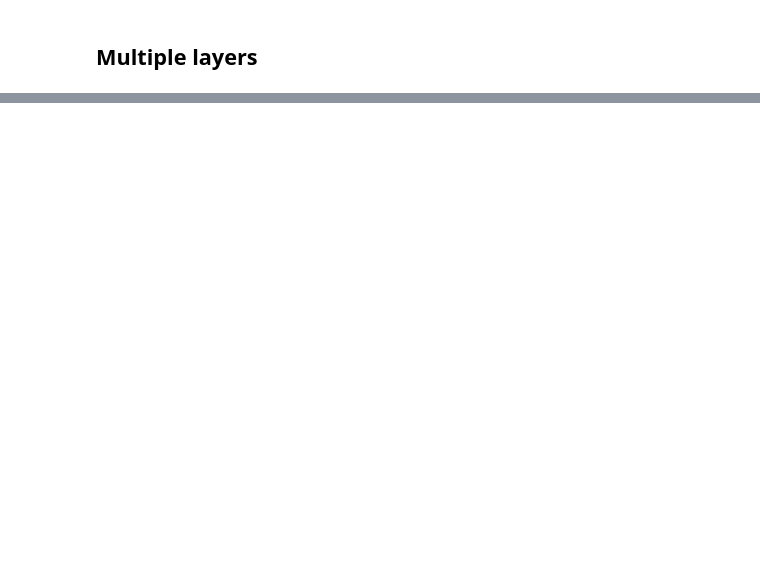
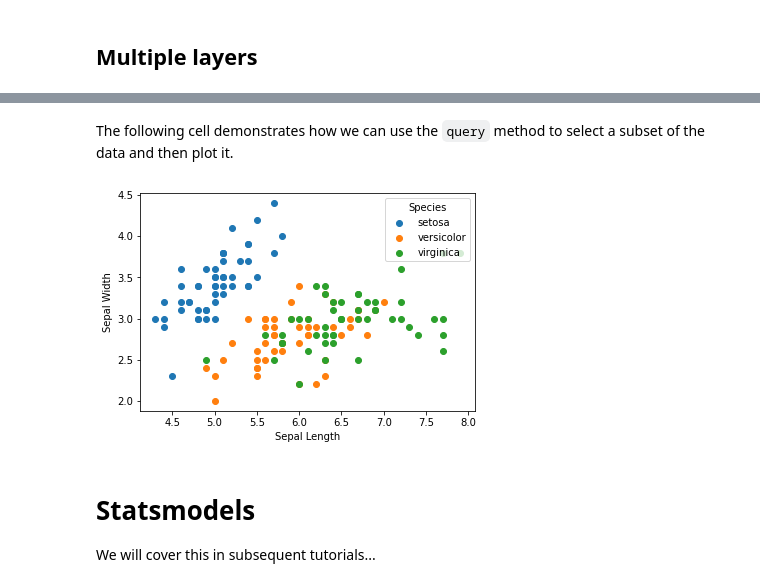
Before and after one commit to aezarebski/aas-extended-examples, a Jupyter notebook: example-0/welcome.ipynb, the cells around one changed output, grey strips where cells are left out. Cells and saved outputs as stored; diff of their text form; code cells hidden in the pictures; blank space fills up the shorter version.

```diff
--- a/example-0/welcome.ipynb
+++ b/example-0/welcome.ipynb
@@ -121,0 +187,4 @@ fig.show()
+# %%
+import pandas as pd
+iris = pd.read_csv("iris.csv")
+iris.head()
@@ -121,0 +198,17 @@ fig.show()
+# %% [markdown]
+The following cell demonstrates how we can use the `query` method to select a subset of the data and then plot it.
+# %%
+plt.figure()
+for species in iris.species.unique():
+    tmp = iris.query("species == '{s}'".format(s = species))
+    plt.scatter(tmp.sepal_length, tmp.sepal_width, label = species)
+plt.xlabel("Sepal Length")
+plt.ylabel("Sepal Width")
+plt.legend(title = "Species", loc = "upper right")
+plt.show()
+# %% [output]
+[figure, added]
+# %% [markdown]
+# Statsmodels
+
+We will cover this in subsequent tutorials...
```
Also changed, not shown: parts of 31 cells of this notebook, 2 other files.
